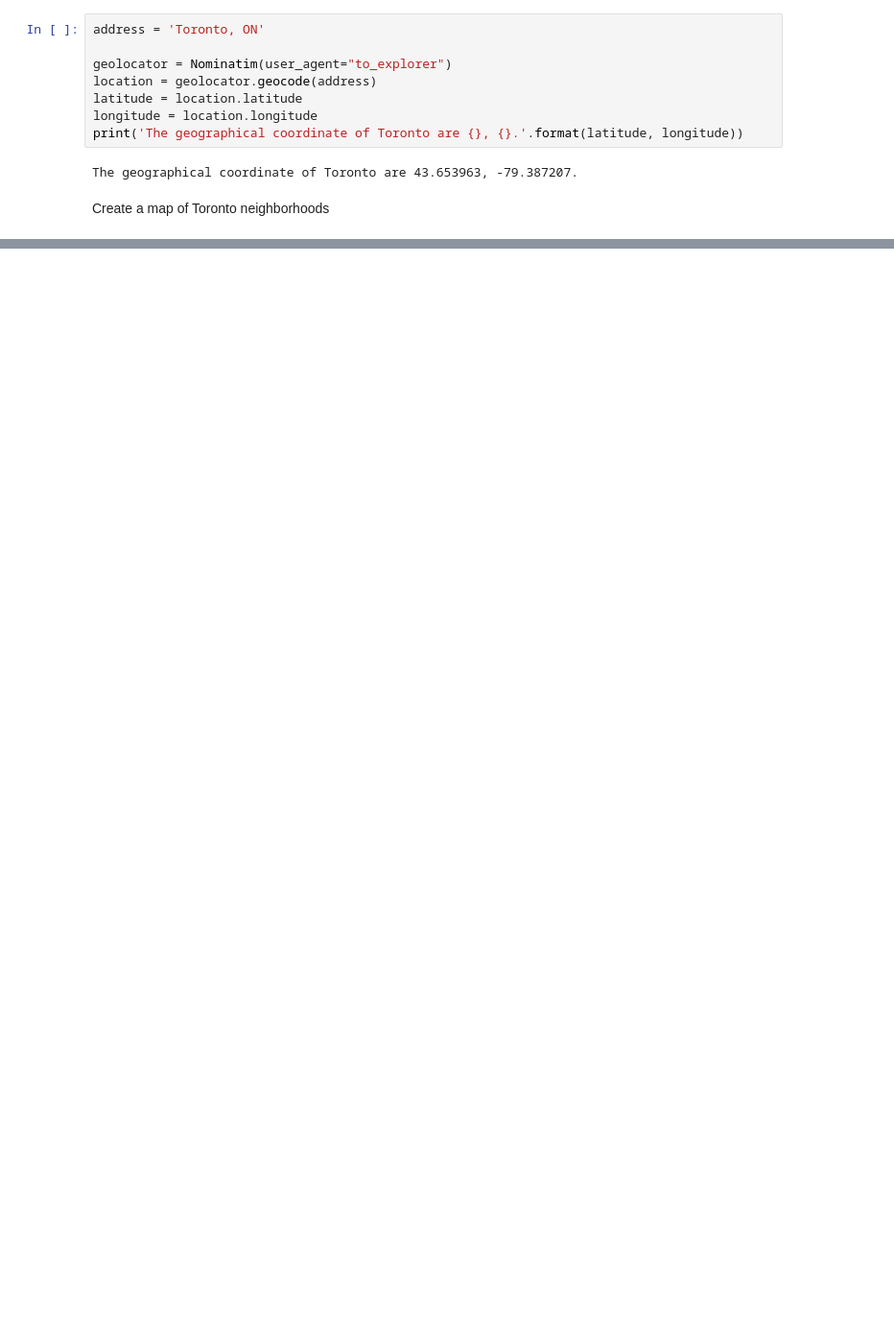
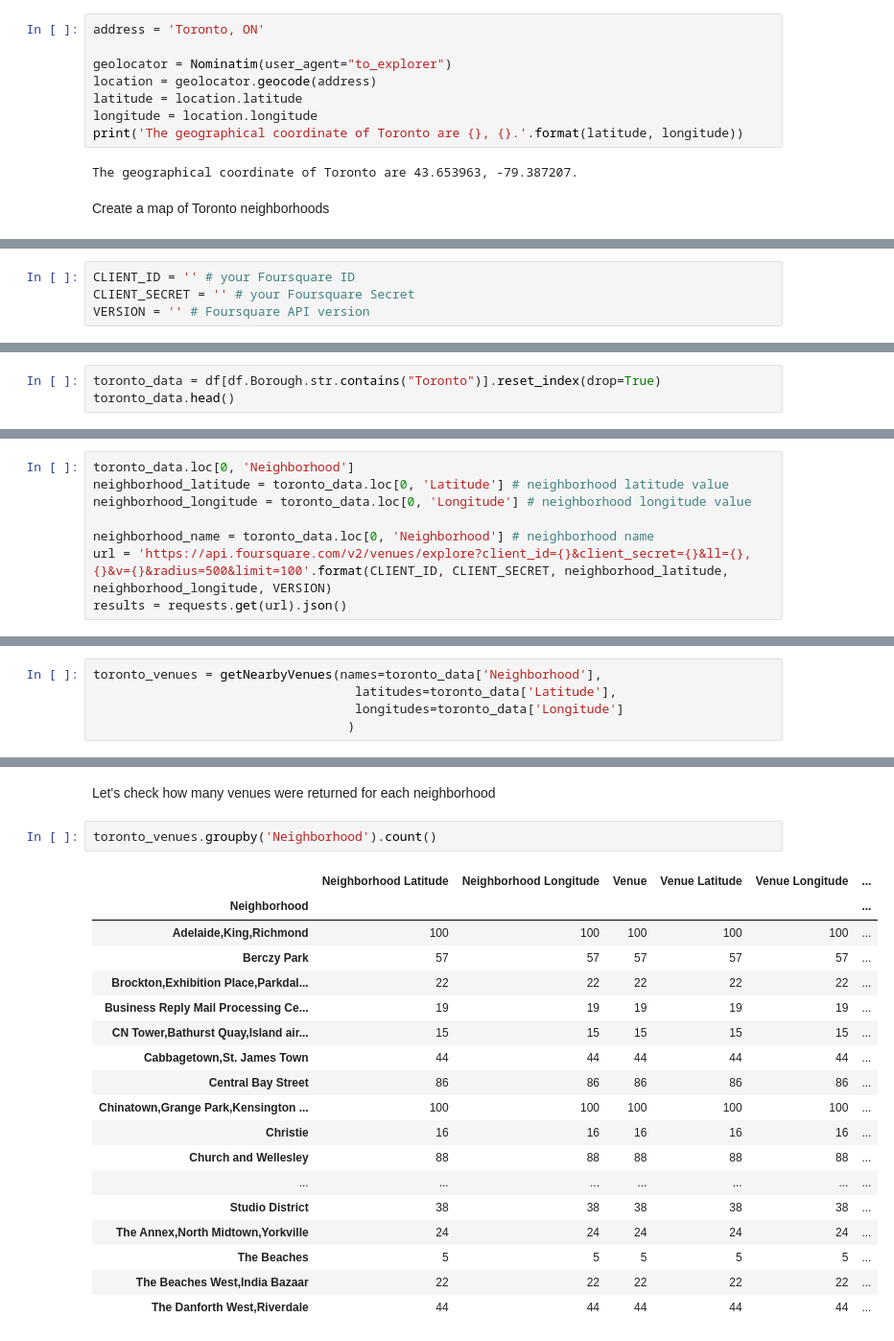
Before and after one commit to dkhlv/Coursera_Capstone, a Jupyter notebook: toronto-neighborhoods-dataframe-part3.ipynb, the cells around one changed output, grey strips where cells are left out. Shown at 96% size. Cells and saved outputs as stored; diff of their text form; blank space fills up the shorter version.

```diff
--- a/toronto-neighborhoods-dataframe-part3.ipynb
+++ b/toronto-neighborhoods-dataframe-part3.ipynb
@@ -129,0 +156,4 @@ toronto_map
+# %%
+CLIENT_ID = '' # your Foursquare ID
+CLIENT_SECRET = '' # your Foursquare Secret
+VERSION = '' # Foursquare API version
@@ -129,0 +162,3 @@ toronto_map
+# %%
+toronto_data = df[df.Borough.str.contains("Toronto")].reset_index(drop=True)
+toronto_data.head()
@@ -129,0 +193,8 @@ toronto_map
+# %%
+toronto_data.loc[0, 'Neighborhood']
+neighborhood_latitude = toronto_data.loc[0, 'Latitude'] # neighborhood latitude value
+neighborhood_longitude = toronto_data.loc[0, 'Longitude'] # neighborhood longitude value
+
+neighborhood_name = toronto_data.loc[0, 'Neighborhood'] # neighborhood name
+url = 'https://api.foursquare.com/v2/venues/explore?client_id={}&client_secret={}&ll={},{}&v={}&radius=500&limit=100'.format(CLIENT_ID, CLIENT_SECRET, neighborhood_latitude, neighborhood_longitude, VERSION)
+results = requests.get(url).json()
@@ -129,0 +244,5 @@ toronto_map
+# %%
+toronto_venues = getNearbyVenues(names=toronto_data['Neighborhood'],
+                                   latitudes=toronto_data['Latitude'],
+                                   longitudes=toronto_data['Longitude']
+                                  )
@@ -129,0 +280,23 @@ toronto_map
+# %% [markdown]
+Let's check how many venues were returned for each neighborhood
+# %%
+toronto_venues.groupby('Neighborhood').count()
+# %% [output]
+|  | Neighborhood Latitude | Neighborhood Longitude | Venue | Venue Latitude | Venue Longitude | ... |
+| Neighborhood |  |  |  |  |  | ... |
+| Adelaide,King,Richmond | 100 | 100 | 100 | 100 | 100 | ... |
+| Berczy Park | 57 | 57 | 57 | 57 | 57 | ... |
+| Brockton,Exhibition Place,Parkdal... | 22 | 22 | 22 | 22 | 22 | ... |
+| Business Reply Mail Processing Ce... | 19 | 19 | 19 | 19 | 19 | ... |
+| CN Tower,Bathurst Quay,Island air... | 15 | 15 | 15 | 15 | 15 | ... |
+| Cabbagetown,St. James Town | 44 | 44 | 44 | 44 | 44 | ... |
+| Central Bay Street | 86 | 86 | 86 | 86 | 86 | ... |
+| Chinatown,Grange Park,Kensington ... | 100 | 100 | 100 | 100 | 100 | ... |
+| Christie | 16 | 16 | 16 | 16 | 16 | ... |
+| Church and Wellesley | 88 | 88 | 88 | 88 | 88 | ... |
+| ... | ... | ... | ... | ... | ... | ... |
+| Studio District | 38 | 38 | 38 | 38 | 38 | ... |
+| The Annex,North Midtown,Yorkville | 24 | 24 | 24 | 24 | 24 | ... |
+| The Beaches | 5 | 5 | 5 | 5 | 5 | ... |
+| The Beaches West,India Bazaar | 22 | 22 | 22 | 22 | 22 | ... |
+| The Danforth West,Riverdale | 44 | 44 | 44 | 44 | 44 | ... |
```
Also changed, not shown: parts of 43 cells of this notebook.
